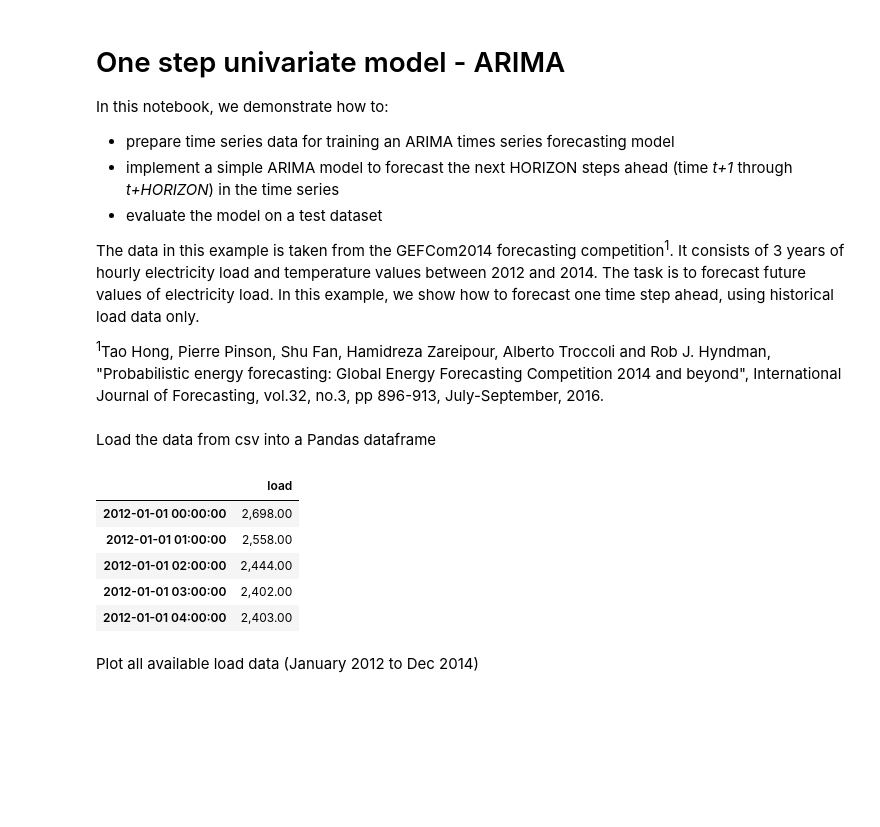
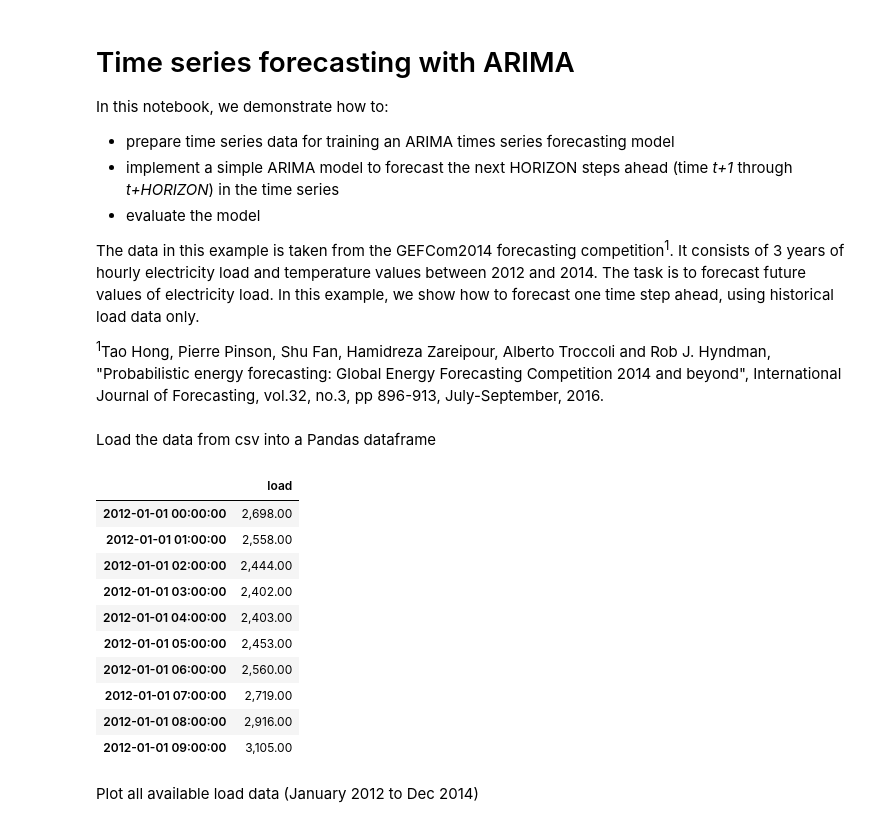
Before and after one commit to Azure/DeepLearningForTimeSeriesForecasting, a Jupyter notebook: 1_time_series_arima.ipynb, the cells around one changed output. Drawn from its saved outputs; the diff is of its cells as text; code cells hidden in the pictures; blank space fills up the shorter version.

Commit message:
minor fixes in arima notebook

```diff
--- a/1_time_series_arima.ipynb
+++ b/1_time_series_arima.ipynb
@@ -1,10 +1,10 @@
 # %% [markdown]
-# One step univariate model - ARIMA
+# Time series forecasting with ARIMA
 
 In this notebook, we demonstrate how to:
 - prepare time series data for training an ARIMA times series forecasting model
 - implement a simple ARIMA model to forecast the next HORIZON steps ahead (time *t+1* through *t+HORIZON*) in the time series
-- evaluate the model on a test dataset
+- evaluate the model
 
 
 The data in this example is taken from the GEFCom2014 forecasting competition<sup>1</sup>. It consists of 3 years of hourly electricity load and temperature values between 2012 and 2014. The task is to forecast future values of electricity load. In this example, we show how to forecast one time step ahead, using historical load data only.
@@ -36,14 +36,19 @@ demo = True
 Load the data from csv into a Pandas dataframe
 # %%
 energy = load_data('./data')[['load']]
-energy.head()
+energy.head(10)
 # %% [output]
 |  | load |
 | 2012-01-01 00:00:00 | 2,698.00 |
 | 2012-01-01 01:00:00 | 2,558.00 |
 | 2012-01-01 02:00:00 | 2,444.00 |
 | 2012-01-01 03:00:00 | 2,402.00 |
 | 2012-01-01 04:00:00 | 2,403.00 |
+| 2012-01-01 05:00:00 | 2,453.00 |
+| 2012-01-01 06:00:00 | 2,560.00 |
+| 2012-01-01 07:00:00 | 2,719.00 |
+| 2012-01-01 08:00:00 | 2,916.00 |
+| 2012-01-01 09:00:00 | 3,105.00 |
 # %% [markdown]
 Plot all available load data (January 2012 to Dec 2014)
 # %%
```
Also changed, not shown: parts of 3 cells of this notebook.
